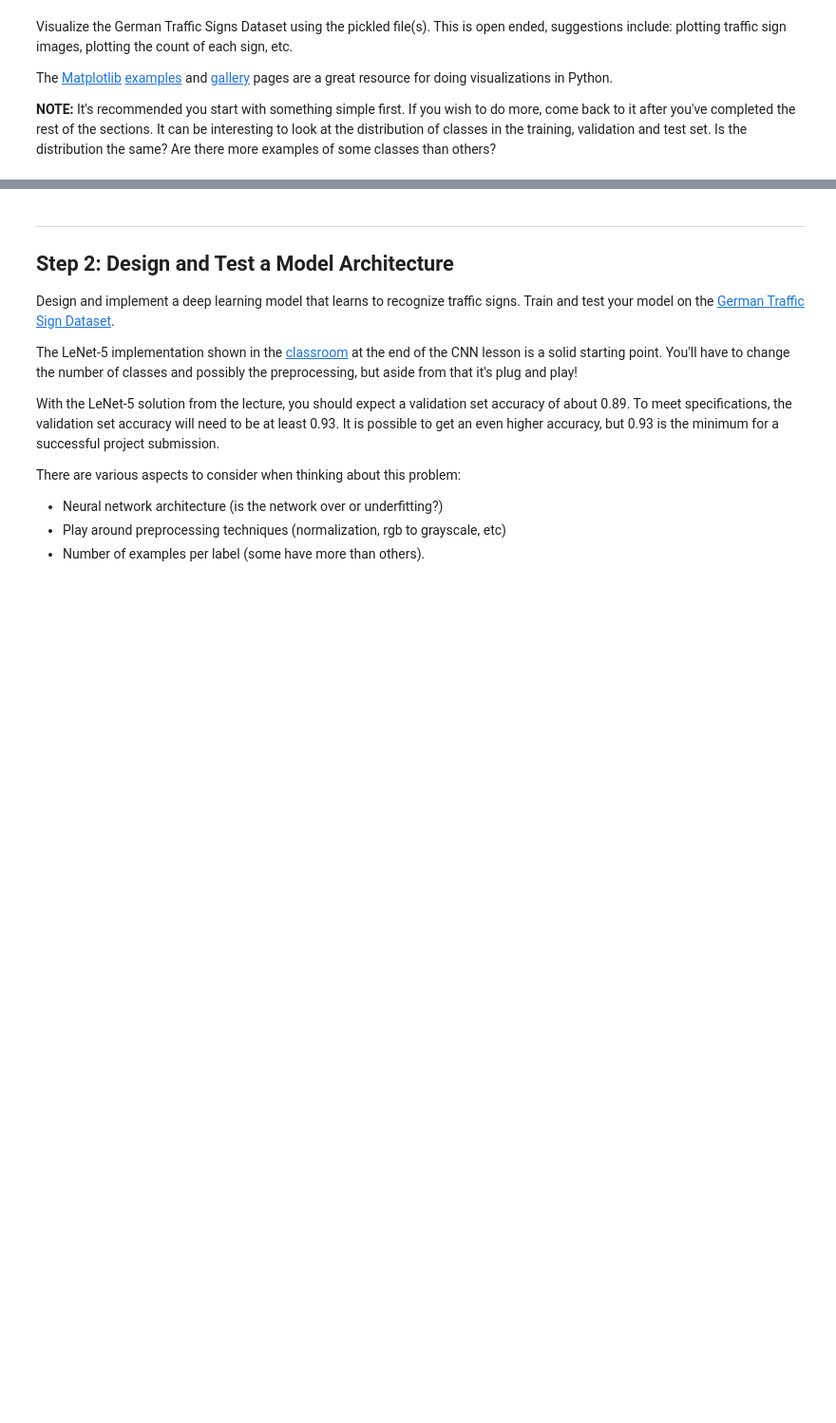
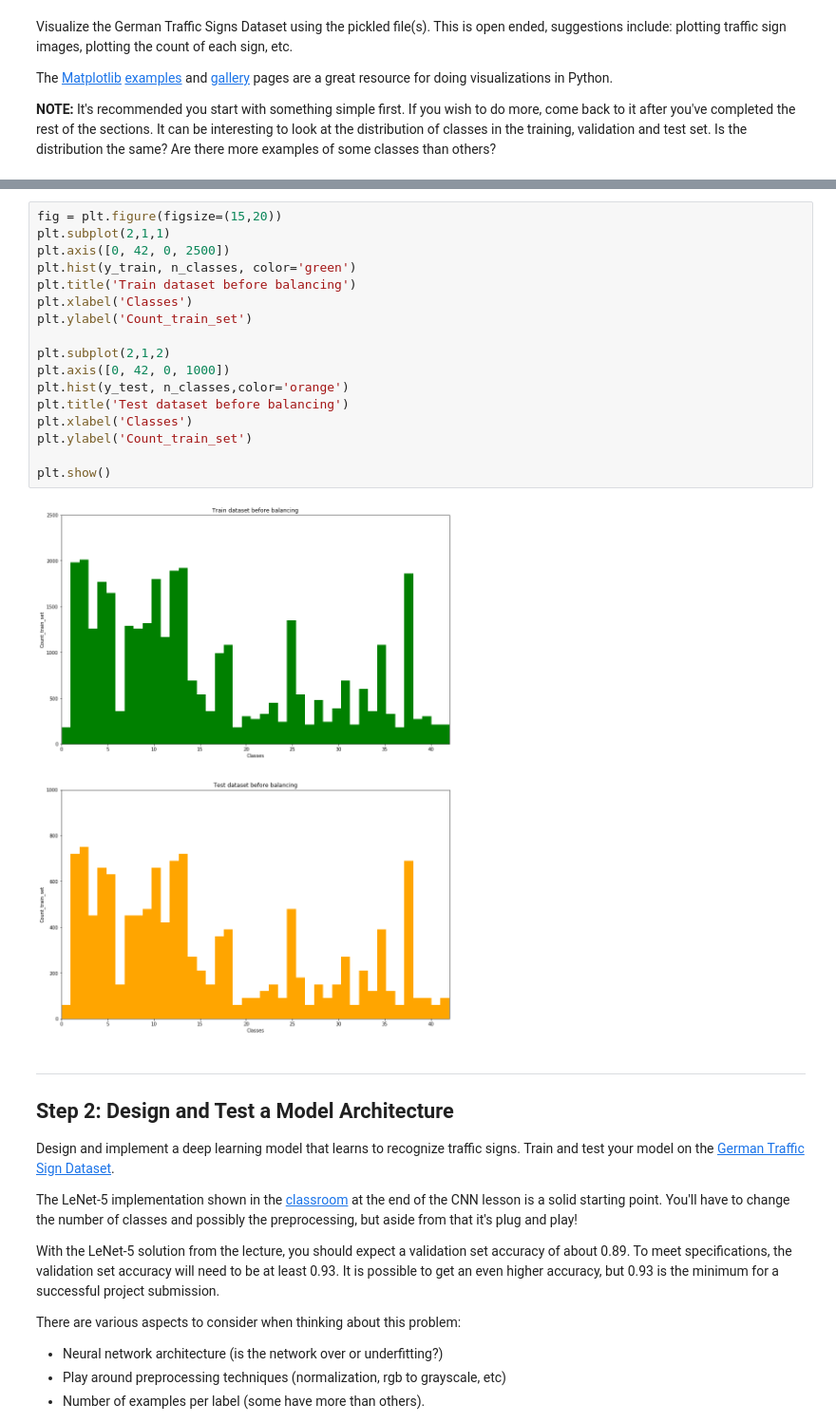
Before and after one commit to silenc3502/PyTensorTrafficSignClassify, a Jupyter notebook: Traffic_Sign_Classifier.ipynb, the cells around one changed output, grey strips where cells are left out. Shown at 95% size. Drawn from its saved outputs; the diff is of its cells as text; blank space fills up the shorter version.

```diff
--- a/Traffic_Sign_Classifier.ipynb
+++ b/Traffic_Sign_Classifier.ipynb
@@ -96,3 +113,22 @@ import matplotlib.pyplot as plt
+# %%
+fig = plt.figure(figsize=(15,20))
+plt.subplot(2,1,1)
+plt.axis([0, 42, 0, 2500])
+plt.hist(y_train, n_classes, color='green')
+plt.title('Train dataset before balancing')
+plt.xlabel('Classes')
+plt.ylabel('Count_train_set')
+
+plt.subplot(2,1,2)
+plt.axis([0, 42, 0, 1000])
+plt.hist(y_test, n_classes,color='orange')
+plt.title('Test dataset before balancing')
+plt.xlabel('Classes')
+plt.ylabel('Count_train_set')
+
+plt.show()
+# %% [output]
+[figure, added]
 # %% [markdown]
 ----
 
```
Also changed, not shown: parts of 13 cells of this notebook.
